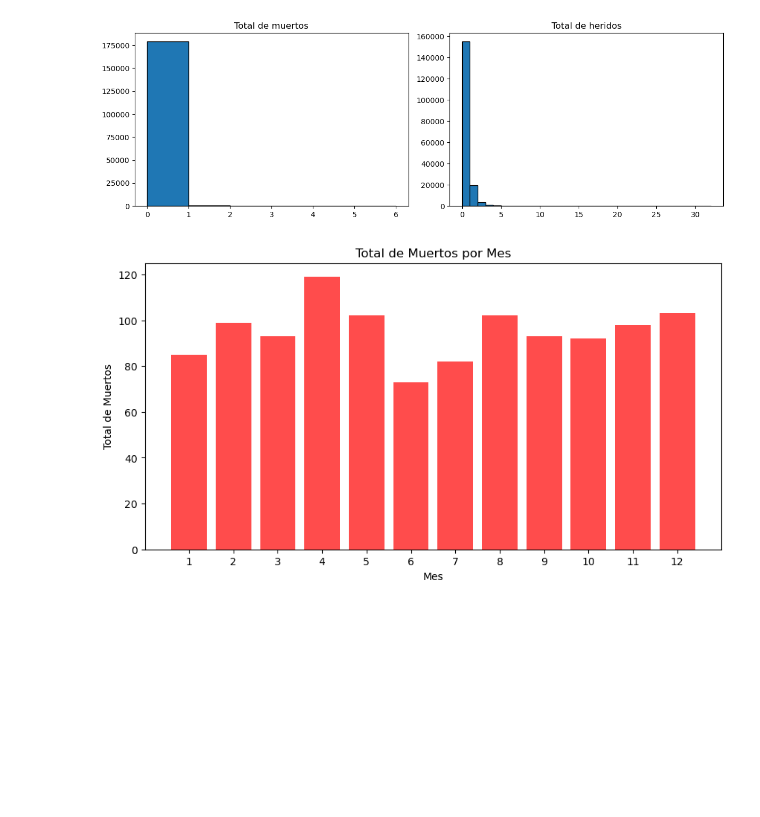
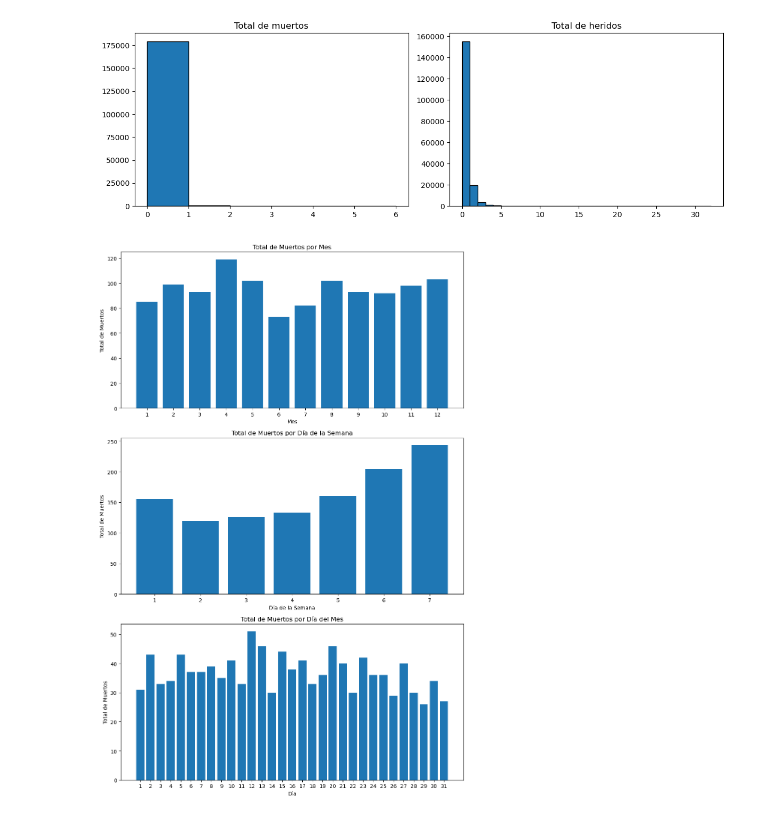
Before and after one commit to XbraYx/IA-para-deteccion-de-accidentes-de-trafico, a Jupyter notebook: notebooks/02_exploratory.ipynb, the cells around one changed output. Saved outputs shown, nothing was run; the diff lists cells and outputs as text; code cells hidden in the pictures; blank space fills up the shorter version.

Commit message:
add bar plots by month, weekday and day

```diff
--- a/notebooks/02_exploratory.ipynb
+++ b/notebooks/02_exploratory.ipynb
@@ -132,13 +132,28 @@ death_day = df.groupby('DIA')['TOTMUERTOS'].sum()
 injured_month = df.groupby('MES')['TOTHERIDOS'].sum()
 injured_weekday = df.groupby('DIASEMANA')['TOTHERIDOS'].sum()
 injured_day = df.groupby('DIA')['TOTHERIDOS'].sum()
-# %%
-plt.figure(figsize=(10, 5))
-plt.bar(death_month.index, death_month.values)
-plt.xlabel('Mes')
-plt.ylabel('Total de Muertos')
-plt.title('Total de Muertos por Mes')
-plt.xticks(range(1, 13))
-plt.show()
-# %% [output]
-[figure, removed]
+# %%
+fig, axes = plt.subplots(3, 1, figsize=(10, 15))
+
+axes[0].bar(death_month.index, death_month.values)
+axes[0].set_title('Total de Muertos por Mes')
+axes[0].set_xlabel('Mes')
+axes[0].set_ylabel('Total de Muertos')
+axes[0].set_xticks(range(1, 13))
+
+axes[1].bar(death_weekday.index, death_weekday.values)
+axes[1].set_title('Total de Muertos por Día de la Semana')
+axes[1].set_xlabel('Día de la Semana')
+axes[1].set_ylabel('Total de Muertos')
+axes[1].set_xticks(range(1, 8))
+
+axes[2].bar(death_day.index, death_day.values)
+axes[2].set_title('Total de Muertos por Día del Mes')
+axes[2].set_xlabel('Día')
+axes[2].set_ylabel('Total de Muertos')
+axes[2].set_xticks(range(1, 32))
+
+plt.tight_layout()
+plt.show()
+# %% [output]
+[figure, added]
```
